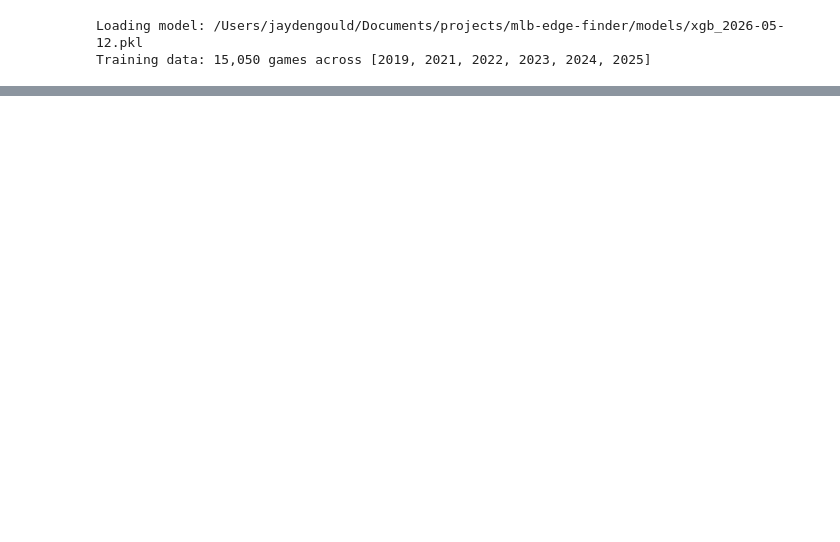
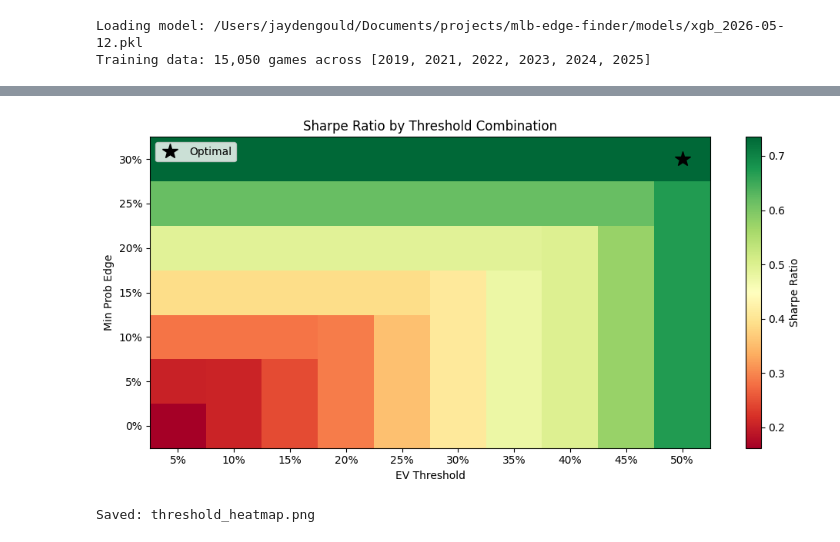
Before and after one commit to jaydengould/mlb-edge-finder, a Jupyter notebook: notebooks/02_backtest.ipynb, the cells around one changed output, grey strips where cells are left out. Saved outputs shown, nothing was run; the diff lists cells and outputs as text; code cells hidden in the pictures; blank space fills up the shorter version.

Commit message:
notebooks: add threshold sweep and optimal-threshold backtest to 02_backtest.ipynb
Co-Authored-By: Claude Sonnet 4.6 <noreply@anthropic.com>

```diff
--- a/notebooks/02_backtest.ipynb
+++ b/notebooks/02_backtest.ipynb
@@ -131,0 +136,12 @@ Plot saved to /Users/jaydengould/Documents/projects/mlb-edge-finder/notebooks/ba
+# %%
+from mlb_edge_finder.backtest import sweep_thresholds
+
+sweep_results = sweep_thresholds(clf, training_df)
+print("Top 10 threshold combinations by Sharpe ratio:")
+print(sweep_results.head(10).to_string(index=False))
+
+best = sweep_results.iloc[0]
+print(f"\nOptimal: EV_THRESHOLD={best['ev_threshold']:.0%}  "
+      f"MIN_PROB_EDGE={best['min_prob_edge']:.0%}  "
+      f"Sharpe={best['sharpe_ratio']:.3f}  "
+      f"Bets/day={best['avg_bets_per_day']:.1f}")
@@ -131,0 +180,28 @@ Plot saved to /Users/jaydengould/Documents/projects/mlb-edge-finder/notebooks/ba
+# %%
+import matplotlib.pyplot as plt
+import numpy as np
+
+pivot = sweep_results.pivot(index="min_prob_edge", columns="ev_threshold", values="sharpe_ratio")
+
+fig, ax = plt.subplots(figsize=(10, 5))
+im = ax.imshow(pivot.values, aspect="auto", origin="lower", cmap="RdYlGn")
+ax.set_xticks(range(len(pivot.columns)))
+ax.set_xticklabels([f"{v:.0%}" for v in pivot.columns])
+ax.set_yticks(range(len(pivot.index)))
+ax.set_yticklabels([f"{v:.0%}" for v in pivot.index])
+ax.set_xlabel("EV Threshold")
+ax.set_ylabel("Min Prob Edge")
+ax.set_title("Sharpe Ratio by Threshold Combination")
+plt.colorbar(im, ax=ax, label="Sharpe Ratio")
+
+best_ev_idx = list(pivot.columns).index(best["ev_threshold"])
+best_edge_idx = list(pivot.index).index(best["min_prob_edge"])
+ax.plot(best_ev_idx, best_edge_idx, "k*", markersize=15, label="Optimal")
+ax.legend()
+plt.tight_layout()
+plt.savefig("threshold_heatmap.png", dpi=150)
+plt.show()
+print("Saved: threshold_heatmap.png")
+# %% [output]
+[figure, added]
+Saved: threshold_heatmap.png
```
Also changed, not shown: parts of 6 cells of this notebook, 2 other files.
